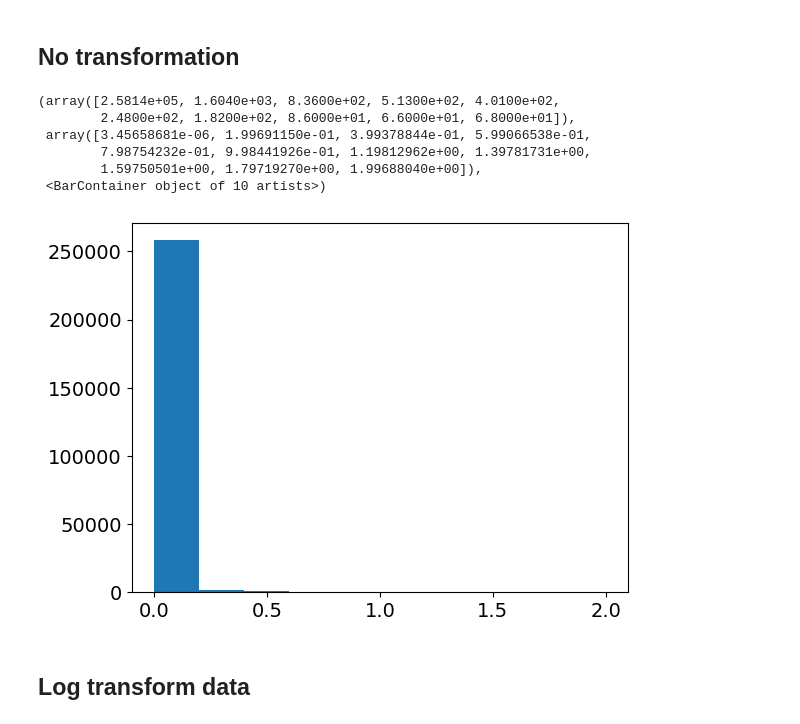
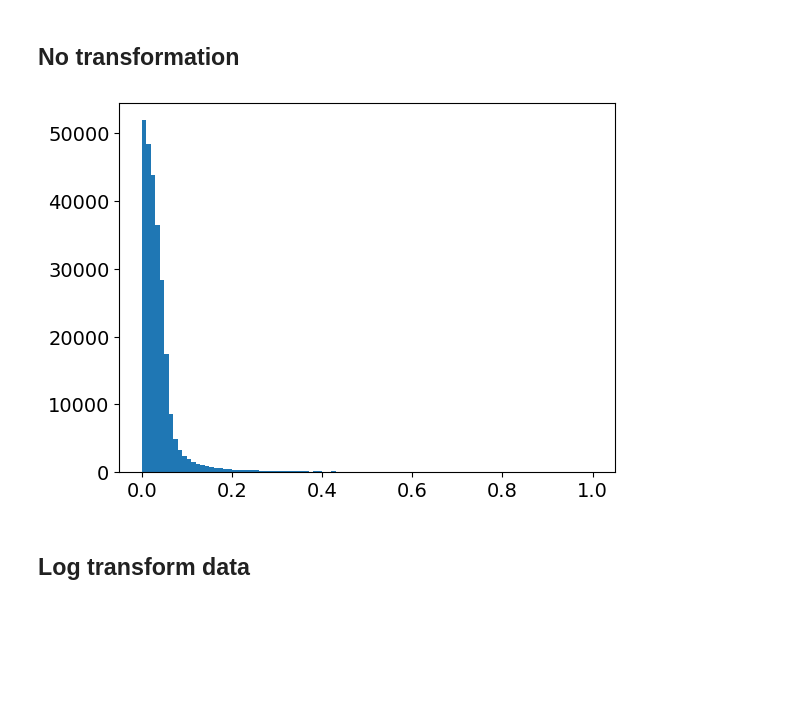
Before and after one commit to ikitcheng/mdiscnet, a Jupyter notebook: mdiscnet/preprocess.ipynb, the cells around one changed output. Drawn from its saved outputs; the diff is of its cells as text; code cells hidden in the pictures; blank space fills up the shorter version.

```diff
--- a/mdiscnet/preprocess.ipynb
+++ b/mdiscnet/preprocess.ipynb
@@ -25,6 +25,6 @@ plt.rcParams.update({'font.size': 14})
 # Load data
 # %%
 width = height = 512
-samples_v2d_B = util.load_result(config.PATH_TO_DATA+'samples_v2d_B_rmu_512x512.pkl')
-samples_v2d_B.shape
+samples_v2d_alpha = util.load_result(config.PATH_TO_DATA+'train_v2d_alpha_cubic_512x512.pkl')
+samples_v2d_alpha.shape
 # %% [output]
@@ -34,15 +34,9 @@ samples_v2d_B.shape
 # %% [markdown]
 ## No transformation
 # %%
-plt.hist(torch.tensor(samples_v2d_B)[0].flatten())
+plt.hist(torch.tensor(samples_v2d_alpha)[0].flatten(), bins=100);
 # %% [output]
-(array([2.5814e+05, 1.6040e+03, 8.3600e+02, 5.1300e+02, 4.0100e+02,
-        2.4800e+02, 1.8200e+02, 8.6000e+01, 6.6000e+01, 6.8000e+01]),
- array([3.45658681e-06, 1.99691150e-01, 3.99378844e-01, 5.99066538e-01,
-        7.98754232e-01, 9.98441926e-01, 1.19812962e+00, 1.39781731e+00,
-        1.59750501e+00, 1.79719270e+00, 1.99688040e+00]),
- <BarContainer object of 10 artists>)
-[figure, old version]
+[figure, new version]
 # %% [markdown]
 ## Log transform data
 # %%
```
Also changed, not shown: parts of 15 cells of this notebook, 1 other file.
